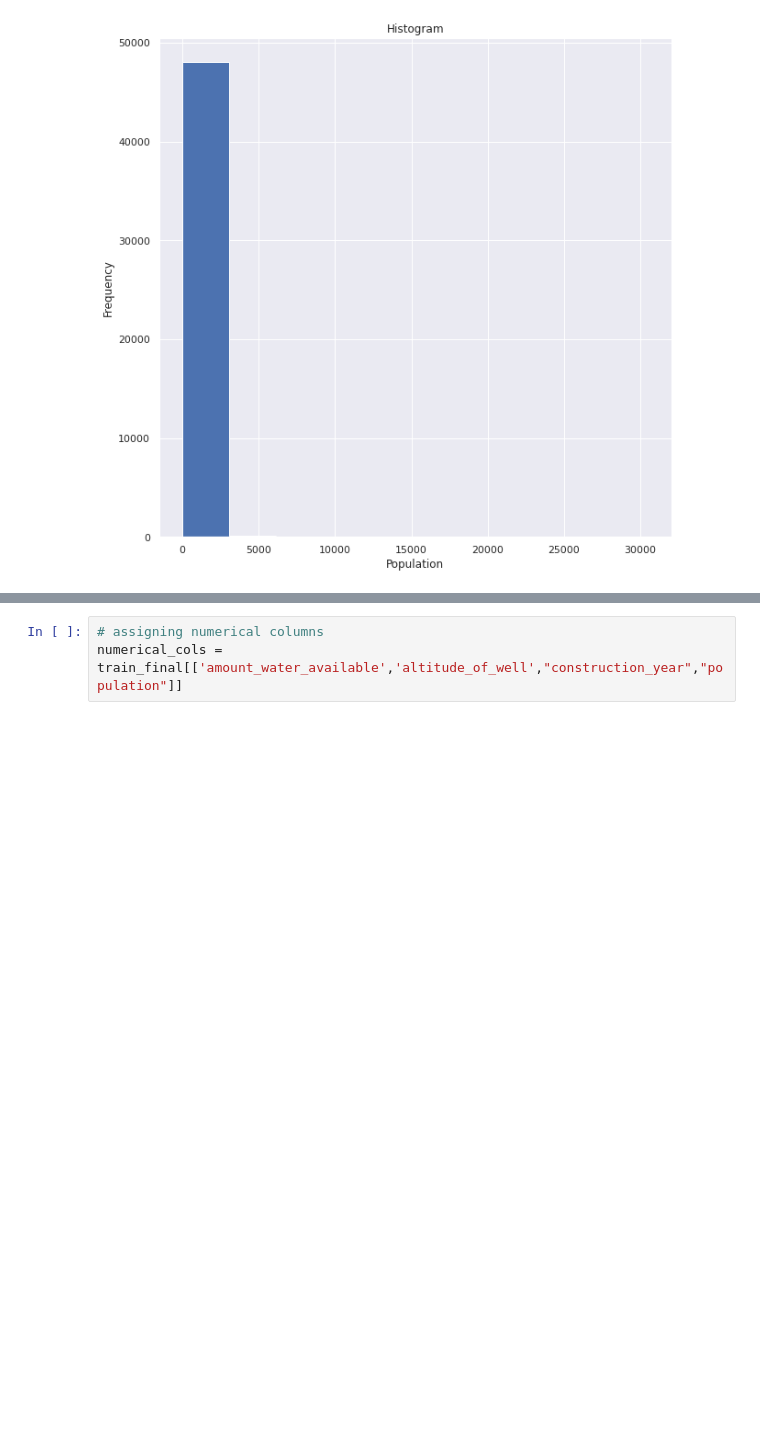
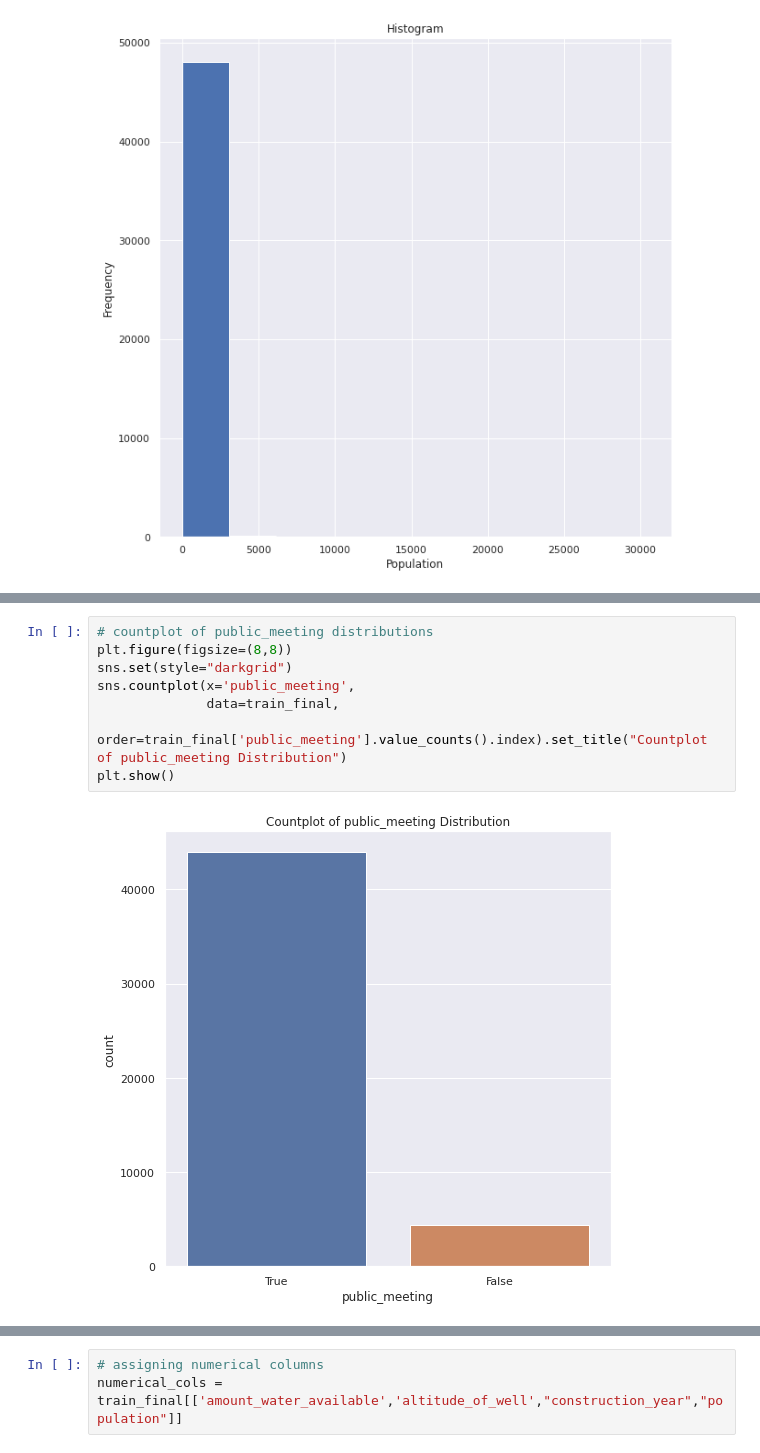
Before and after one commit to njonge-nathan/Capstone-Data-Mining-the-Water-Table.ipynb, a Jupyter notebook: Capstone_Data_Mining_the_Water_Table.ipynb, the cells around one changed output, grey strips where cells are left out. Saved outputs shown, nothing was run; the diff lists cells and outputs as text; blank space fills up the shorter version.

```diff
--- a/Capstone_Data_Mining_the_Water_Table.ipynb
+++ b/Capstone_Data_Mining_the_Water_Table.ipynb
@@ -959,0 +516,10 @@ train_final['status_group'].value_counts().to_frame()
+# %%
+# countplot of public_meeting distributions
+plt.figure(figsize=(8,8))
+sns.set(style="darkgrid")
+sns.countplot(x='public_meeting',
+              data=train_final,
+              order=train_final['public_meeting'].value_counts().index).set_title("Countplot of public_meeting Distribution")
+plt.show()
+# %% [output]
+[figure, added]
```
Also changed, not shown: parts of 147 cells of this notebook.
